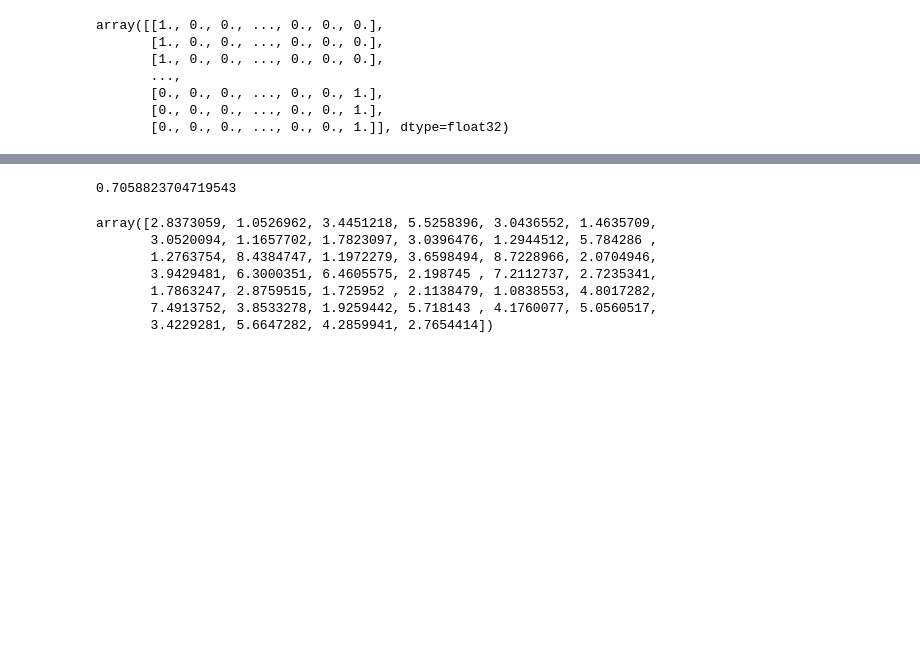
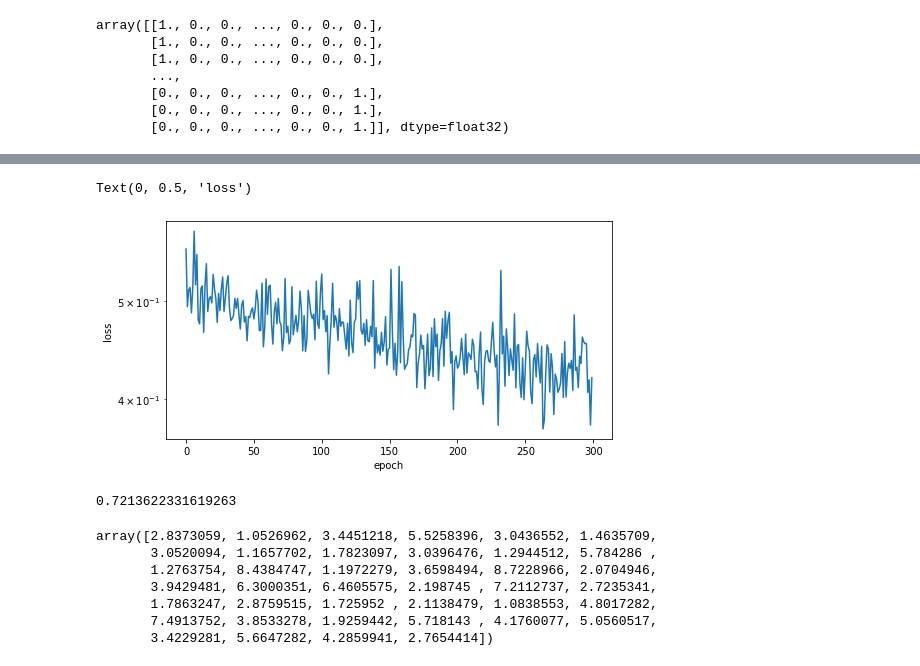
Before and after one commit to SoFY111/ml-classification-bee-types, a Jupyter notebook: algorithms/cnn.ipynb, the cells around one changed output, grey strips where cells are left out. Saved outputs shown, nothing was run; the diff lists cells and outputs as text; code cells hidden in the pictures; blank space fills up the shorter version.

```diff
--- a/algorithms/cnn.ipynb
+++ b/algorithms/cnn.ipynb
@@ -176,6 +219,9 @@ model.compile(loss='categorical_crossentropy', metrics=["accuracy"], optimizer="
 epochscount=300
 num_batch_size=32
 # %%
-model.fit(xtrain, ytrain, batch_size=num_batch_size, epochs=epochscount, validation_data=(xtest, ytest), verbose=1)
+t0 = time.time()
+history = model.fit(xtrain, ytrain, batch_size=num_batch_size, epochs=epochscount, validation_data=(xtest, ytest), verbose=1)
+t1 = time.time()
+print('Runtime: %.2f s' %(t1-t0))
 # %% [output]
 Epoch 1/300
@@ -199,8 +244,16 @@ Epoch 300/300
+# %%
+# Plot loss
+plt.figure(figsize=(8,4))
+plt.semilogy(history.history['loss'])
+plt.xlabel('epoch'); plt.ylabel('loss')
+# %% [output]
+Text(0, 0.5, 'loss')
+[figure, added]
 # %%
 validation_test_set_accuracy=model.evaluate(xtest, ytest, verbose=0)
 print(validation_test_set_accuracy[1])
 # %% [output]
-0.7058823704719543
+0.7213622331619263
 # %%
 xtest[1]
 # %% [output]
```
Also changed, not shown: parts of 9 cells of this notebook, 3 other files.
